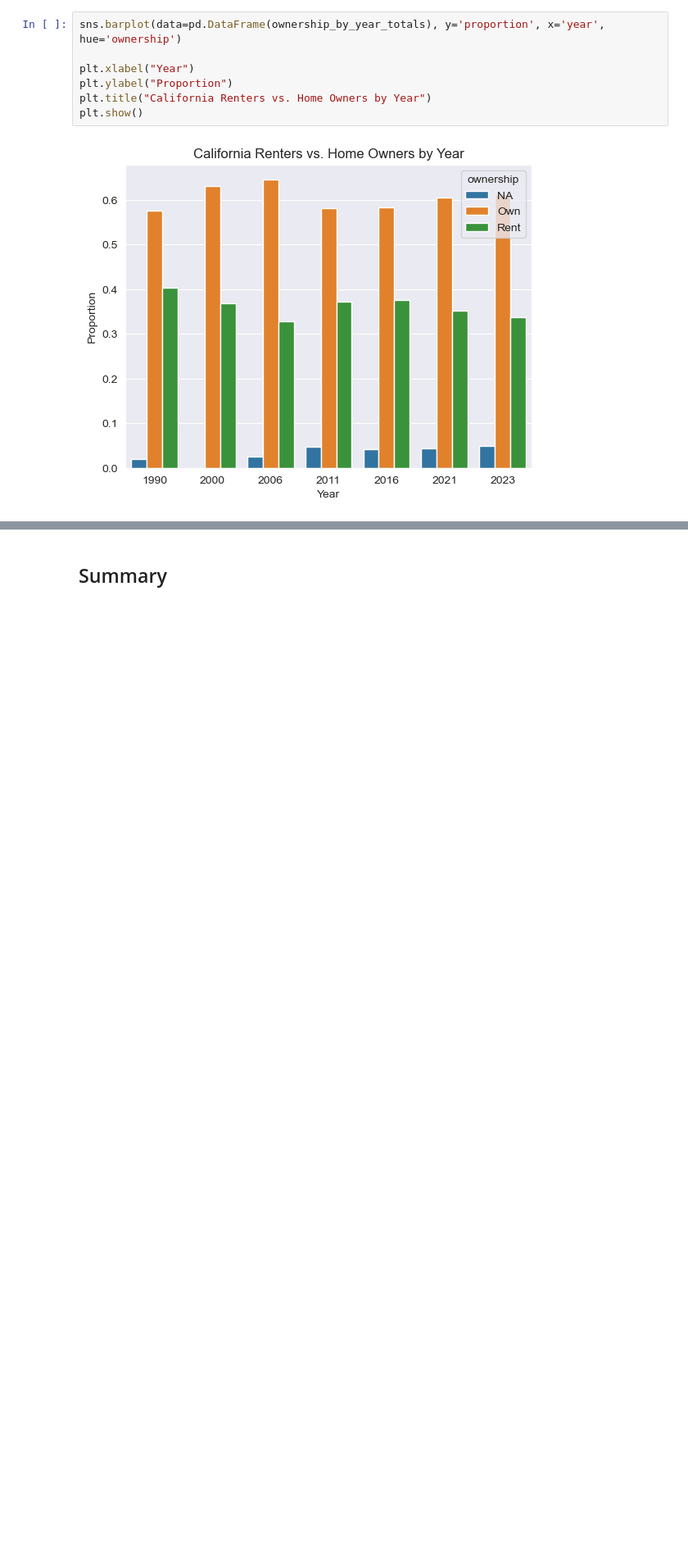
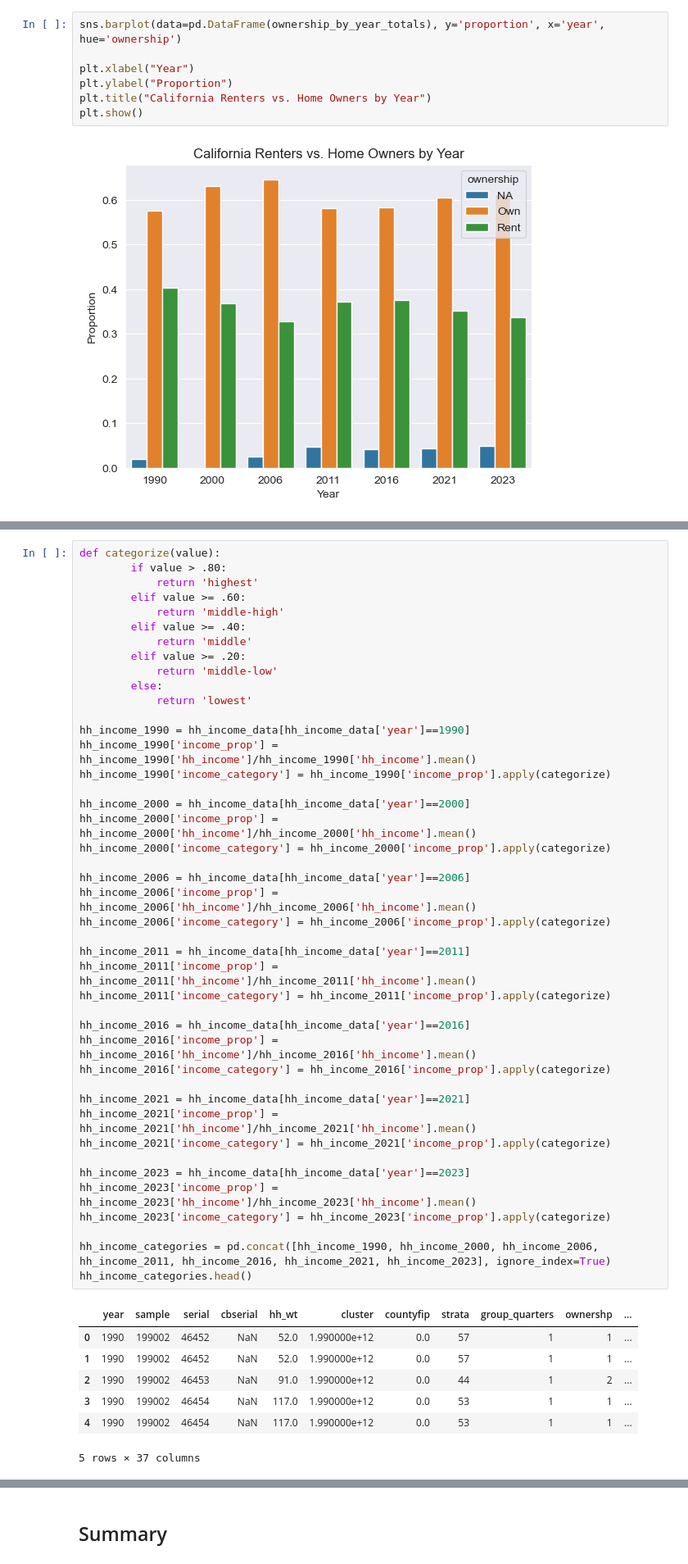
Before and after one commit to dpc43/Data271Project, a Jupyter notebook: Final_Project_Main_HC.ipynb, the cells around one changed output, grey strips where cells are left out. Shown at 82% size. Drawn from its saved outputs; the diff is of its cells as text; blank space fills up the shorter version.

```diff
--- a/Final_Project_Main_HC.ipynb
+++ b/Final_Project_Main_HC.ipynb
@@ -837,0 +845,51 @@ plt.show()
+# %%
+def categorize(value):
+        if value > .80:
+            return 'highest'
+        elif value >= .60:
+            return 'middle-high'
+        elif value >= .40:
+            return 'middle'
+        elif value >= .20:
+            return 'middle-low'
+        else:
+            return 'lowest'
+
+hh_income_1990 = hh_income_data[hh_income_data['year']==1990]
+hh_income_1990['income_prop'] = hh_income_1990['hh_income']/hh_income_1990['hh_income'].mean()
+hh_income_1990['income_category'] = hh_income_1990['income_prop'].apply(categorize)
+
+hh_income_2000 = hh_income_data[hh_income_data['year']==2000]
+hh_income_2000['income_prop'] = hh_income_2000['hh_income']/hh_income_2000['hh_income'].mean()
+hh_income_2000['income_category'] = hh_income_2000['income_prop'].apply(categorize)
+
+hh_income_2006 = hh_income_data[hh_income_data['year']==2006]
+hh_income_2006['income_prop'] = hh_income_2006['hh_income']/hh_income_2006['hh_income'].mean()
+hh_income_2006['income_category'] = hh_income_2006['income_prop'].apply(categorize)
+
+hh_income_2011 = hh_income_data[hh_income_data['year']==2011]
+hh_income_2011['income_prop'] = hh_income_2011['hh_income']/hh_income_2011['hh_income'].mean()
+hh_income_2011['income_category'] = hh_income_2011['income_prop'].apply(categorize)
+
+hh_income_2016 = hh_income_data[hh_income_data['year']==2016]
+hh_income_2016['income_prop'] = hh_income_2016['hh_income']/hh_income_2016['hh_income'].mean()
+hh_income_2016['income_category'] = hh_income_2016['income_prop'].apply(categorize)
+
+hh_income_2021 = hh_income_data[hh_income_data['year']==2021]
+hh_income_2021['income_prop'] = hh_income_2021['hh_income']/hh_income_2021['hh_income'].mean()
+hh_income_2021['income_category'] = hh_income_2021['income_prop'].apply(categorize)
+
+hh_income_2023 = hh_income_data[hh_income_data['year']==2023]
+hh_income_2023['income_prop'] = hh_income_2023['hh_income']/hh_income_2023['hh_income'].mean()
+hh_income_2023['income_category'] = hh_income_2023['income_prop'].apply(categorize)
+
+hh_income_categories = pd.concat([hh_income_1990, hh_income_2000, hh_income_2006, hh_income_2011, hh_income_2016, hh_income_2021, hh_income_2023], ignore_index=True)
+hh_income_categories.head()
+# %% [output]
+|  | year | sample | serial | cbserial | hh_wt | cluster | countyfip | strata | group_quarters | ownershp | ... |
+| 0 | 1990 | 199002 | 46452 | NaN | 52.0 | 1.990000e+12 | 0.0 | 57 | 1 | 1 | ... |
+| 1 | 1990 | 199002 | 46452 | NaN | 52.0 | 1.990000e+12 | 0.0 | 57 | 1 | 1 | ... |
+| 2 | 1990 | 199002 | 46453 | NaN | 91.0 | 1.990000e+12 | 0.0 | 44 | 1 | 2 | ... |
+| 3 | 1990 | 199002 | 46454 | NaN | 117.0 | 1.990000e+12 | 0.0 | 53 | 1 | 1 | ... |
+| 4 | 1990 | 199002 | 46454 | NaN | 117.0 | 1.990000e+12 | 0.0 | 53 | 1 | 1 | ... |
+5 rows × 37 columns
```
Also changed, not shown: parts of 7 cells of this notebook.
